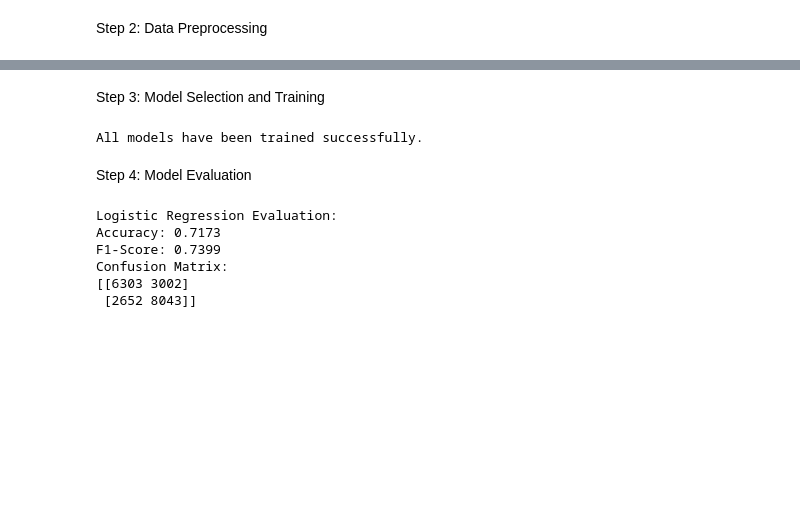
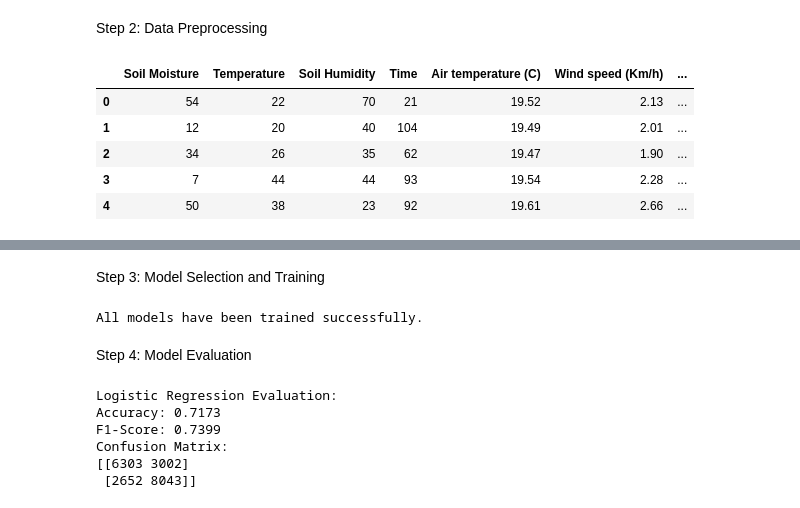
Before and after one commit to alirezzasarkar/SmartIrrigate, a Jupyter notebook: main.ipynb, the cells around one changed output, grey strips where cells are left out. Drawn from its saved outputs; the diff is of its cells as text; code cells hidden in the pictures; blank space fills up the shorter version.

```diff
--- a/main.ipynb
+++ b/main.ipynb
@@ -137,3 +137,12 @@ y = df['Status']
 # Normalize numerical features using Min-Max Scaling
 scaler = MinMaxScaler()
 X_scaled = scaler.fit_transform(X)
+# %%
+df.head()
+# %% [output]
+|  | Soil Moisture | Temperature | Soil Humidity | Time | Air temperature (C) | Wind speed (Km/h) | ... |
+| 0 | 54 | 22 | 70 | 21 | 19.52 | 2.13 | ... |
+| 1 | 12 | 20 | 40 | 104 | 19.49 | 2.01 | ... |
+| 2 | 34 | 26 | 35 | 62 | 19.47 | 1.90 | ... |
+| 3 | 7 | 44 | 44 | 93 | 19.54 | 2.28 | ... |
+| 4 | 50 | 38 | 23 | 92 | 19.61 | 2.66 | ... |
```
Also changed, not shown: parts of 2 cells of this notebook.
